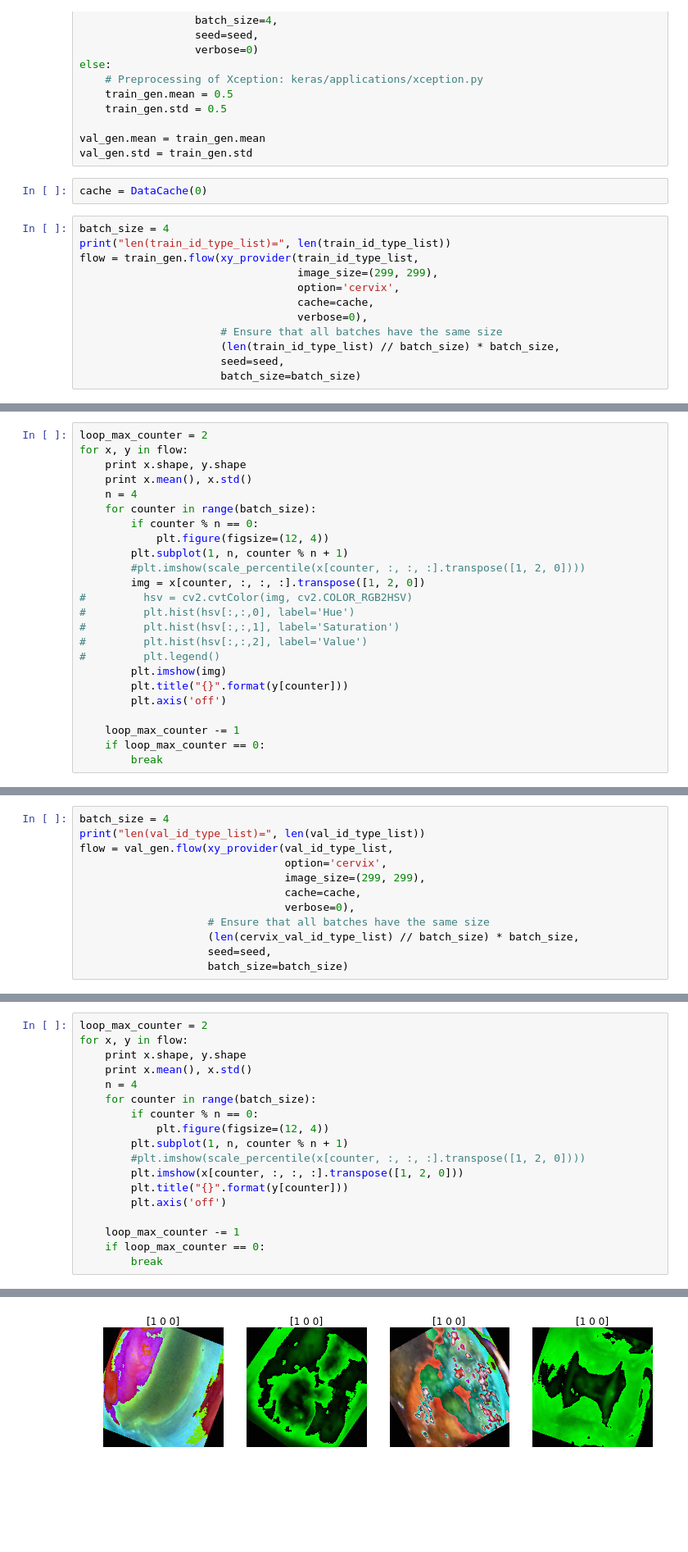
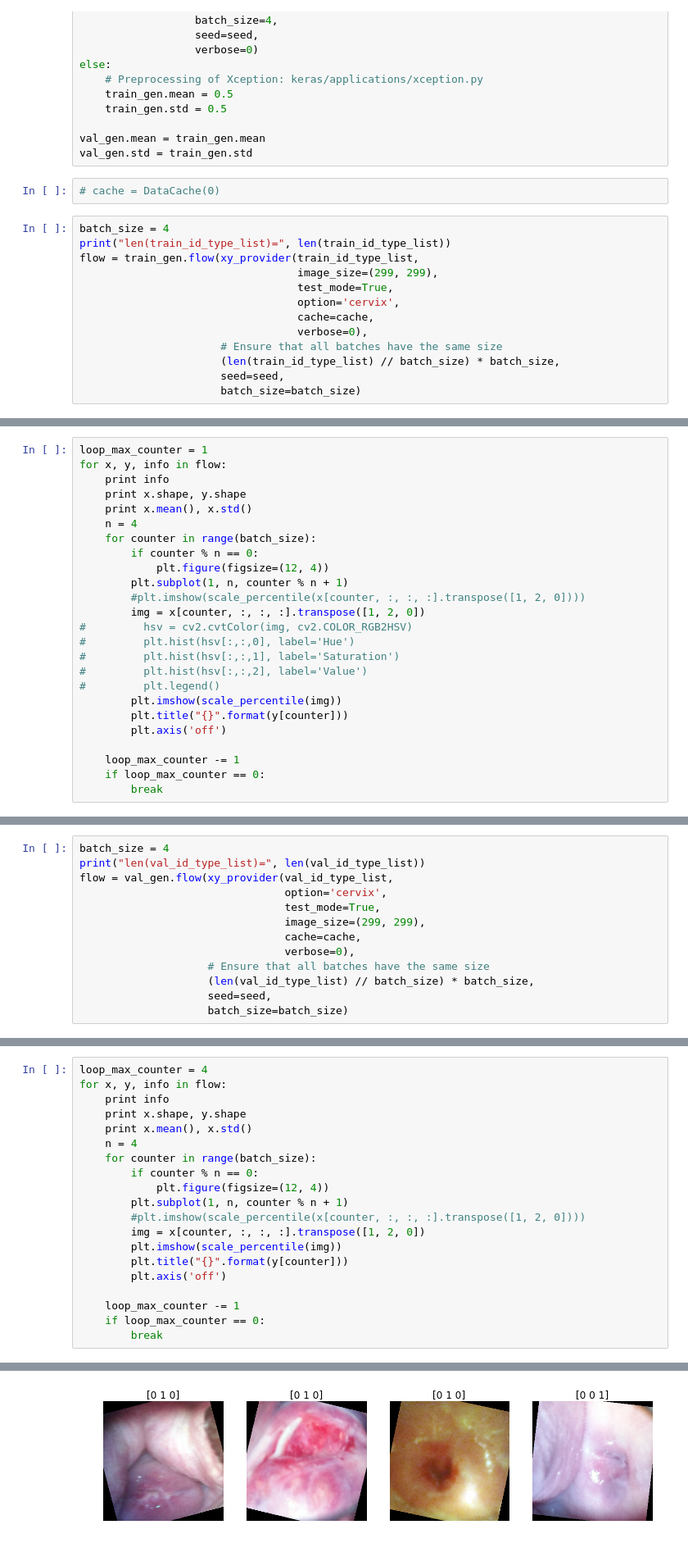
Before and after one commit to vfdev-5/Intel_MobileODT, a Jupyter notebook: notebooks/check_data_iterators.ipynb, the cells around one changed output, grey strips where cells are left out. Shown at 82% size. Saved outputs shown, nothing was run; the diff lists cells and outputs as text; blank space fills up the shorter version.

```diff
--- a/notebooks/check_data_iterators.ipynb
+++ b/notebooks/check_data_iterators.ipynb
@@ -372,12 +395,13 @@ else:
 val_gen.mean = train_gen.mean
 val_gen.std = train_gen.std
 # %%
-cache = DataCache(0)
+# cache = DataCache(0)
 # %%
 batch_size = 4
 print("len(train_id_type_list)=", len(train_id_type_list))
 flow = train_gen.flow(xy_provider(train_id_type_list,
                                   image_size=(299, 299),
+                                  test_mode=True,
                                   option='cervix',
                                   cache=cache,
                                   verbose=0),
@@ -392,6 +417,7 @@ import cv2
 # %%
-loop_max_counter = 2
-for x, y in flow:
+loop_max_counter = 1
+for x, y, info in flow:
+    print info
     print x.shape, y.shape
     print x.mean(), x.std()
     n = 4
@@ -406,7 +432,7 @@ for x, y in flow:
 #         plt.hist(hsv[:,:,1], label='Saturation')
 #         plt.hist(hsv[:,:,2], label='Value')
 #         plt.legend()
-        plt.imshow(img)
+        plt.imshow(scale_percentile(img))
         plt.title("{}".format(y[counter]))
         plt.axis('off')
 
@@ -425,11 +454,12 @@ batch_size = 4
 print("len(val_id_type_list)=", len(val_id_type_list))
 flow = val_gen.flow(xy_provider(val_id_type_list,
                                 option='cervix',
+                                test_mode=True,
                                 image_size=(299, 299),
                                 cache=cache,
                                 verbose=0),
                     # Ensure that all batches have the same size
-                    (len(cervix_val_id_type_list) // batch_size) * batch_size,
+                    (len(val_id_type_list) // batch_size) * batch_size,
                     seed=seed,
                     batch_size=batch_size)
 # %% [output]
@@ -437,6 +467,7 @@ flow = val_gen.flow(xy_provider(val_id_type_list,
 # %%
-loop_max_counter = 2
-for x, y in flow:
+loop_max_counter = 4
+for x, y, info in flow:
+    print info
     print x.shape, y.shape
     print x.mean(), x.std()
     n = 4
@@ -445,7 +476,8 @@ for x, y in flow:
             plt.figure(figsize=(12, 4))
         plt.subplot(1, n, counter % n + 1)
         #plt.imshow(scale_percentile(x[counter, :, :, :].transpose([1, 2, 0])))
-        plt.imshow(x[counter, :, :, :].transpose([1, 2, 0]))
+        img = x[counter, :, :, :].transpose([1, 2, 0])
+        plt.imshow(scale_percentile(img))
         plt.title("{}".format(y[counter]))
         plt.axis('off')
 
@@ -461 +504 @@ for x, y in flow:
-[figure, old version]
+[figure, new version]
```
Also changed, not shown: parts of 13 cells of this notebook, 16 other files.
